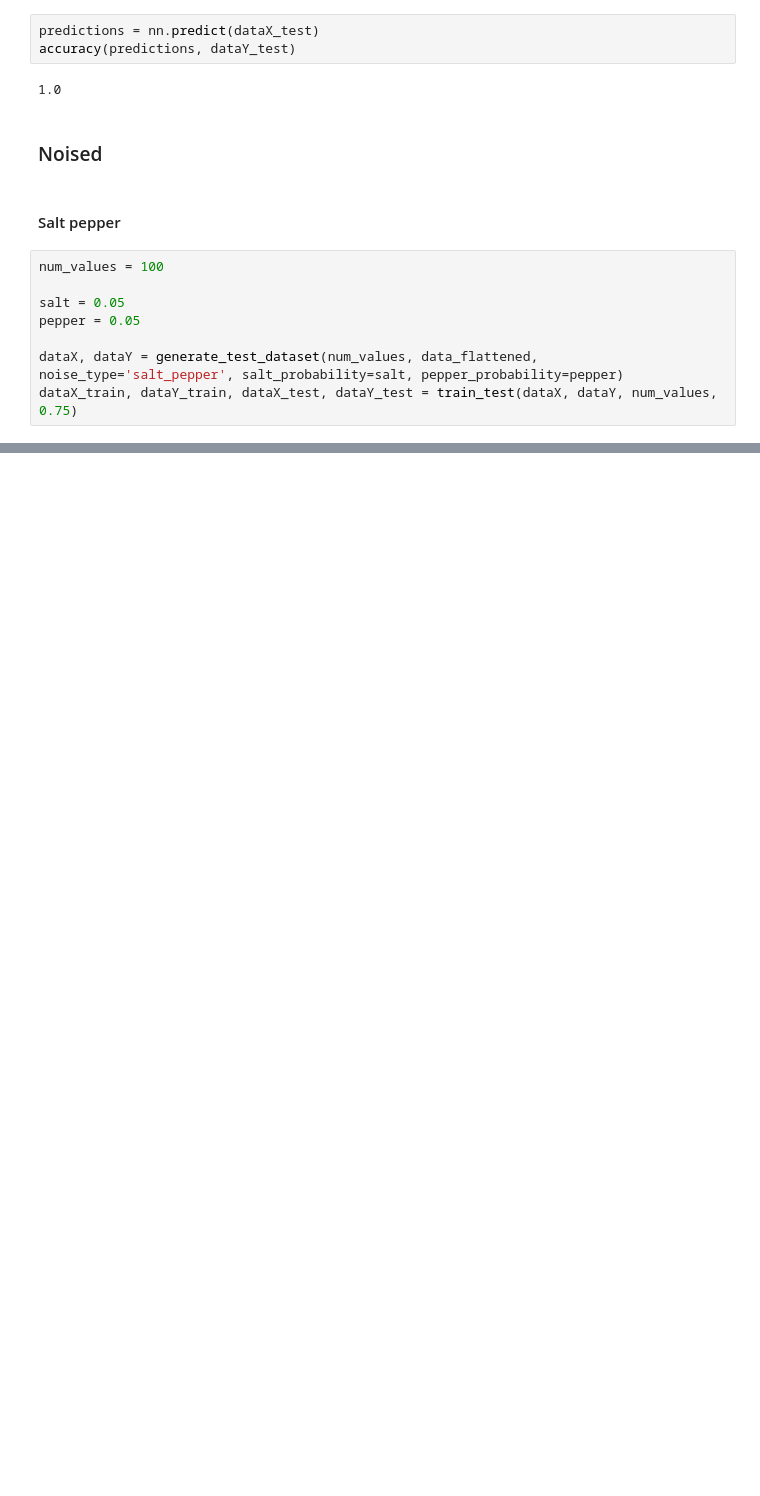
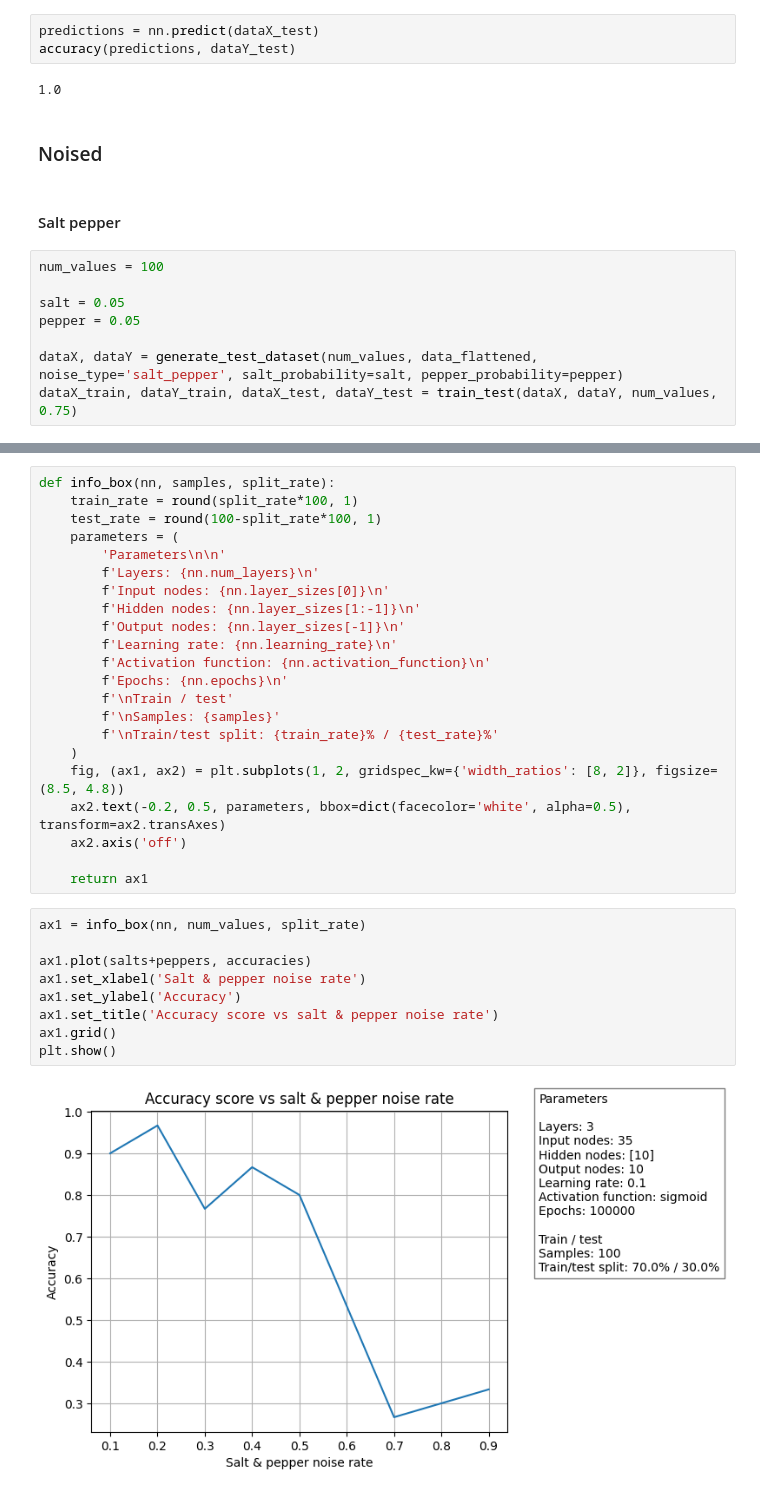
Before and after one commit to tristanff/SIA-TP3, a Jupyter notebook: Exercise3/Multilayer.ipynb, the cells around one changed output, grey strips where cells are left out. Cells and saved outputs as stored; diff of their text form; blank space fills up the shorter version.

```diff
--- a/Exercise3/Multilayer.ipynb
+++ b/Exercise3/Multilayer.ipynb
@@ -350,0 +399,33 @@ accuracy(predictions, dataY_test)
+# %%
+def info_box(nn, samples, split_rate):
+    train_rate = round(split_rate*100, 1)
+    test_rate = round(100-split_rate*100, 1)
+    parameters = (
+        'Parameters\n\n'
+        f'Layers: {nn.num_layers}\n'
+        f'Input nodes: {nn.layer_sizes[0]}\n'
+        f'Hidden nodes: {nn.layer_sizes[1:-1]}\n'
+        f'Output nodes: {nn.layer_sizes[-1]}\n'
+        f'Learning rate: {nn.learning_rate}\n'
+        f'Activation function: {nn.activation_function}\n'
+        f'Epochs: {nn.epochs}\n'
+        f'\nTrain / test'
+        f'\nSamples: {samples}'
+        f'\nTrain/test split: {train_rate}% / {test_rate}%'
+    )
+    fig, (ax1, ax2) = plt.subplots(1, 2, gridspec_kw={'width_ratios': [8, 2]}, figsize=(8.5, 4.8))
+    ax2.text(-0.2, 0.5, parameters, bbox=dict(facecolor='white', alpha=0.5), transform=ax2.transAxes)
+    ax2.axis('off')
+
+    return ax1
+# %%
+ax1 = info_box(nn, num_values, split_rate)
+
+ax1.plot(salts+peppers, accuracies)
+ax1.set_xlabel('Salt & pepper noise rate')
+ax1.set_ylabel('Accuracy')
+ax1.set_title('Accuracy score vs salt & pepper noise rate')
+ax1.grid()
+plt.show()
+# %% [output]
+[figure, added]
```
Also changed, not shown: parts of 27 cells of this notebook, 3 other files.
